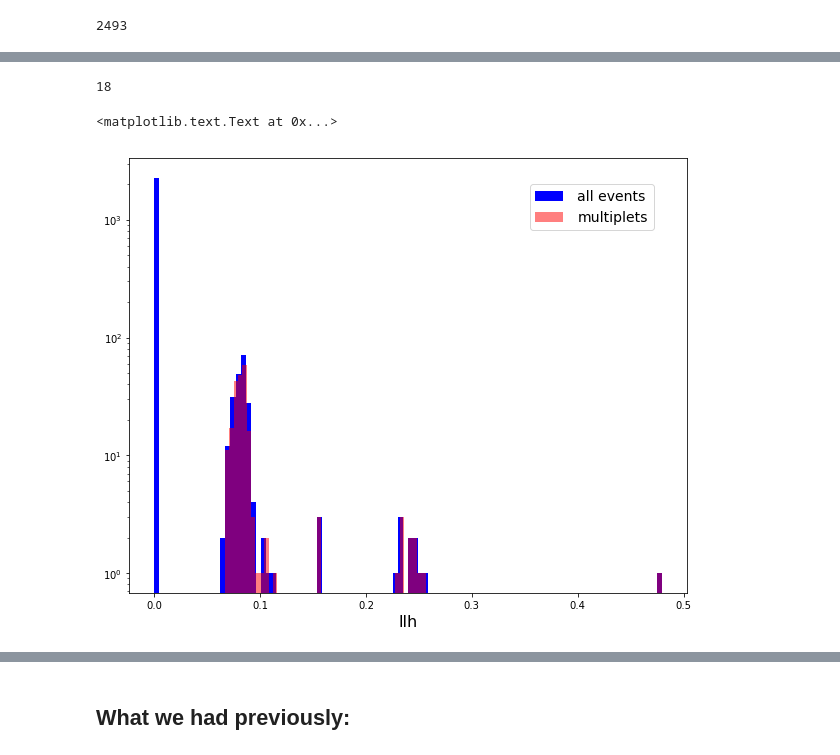
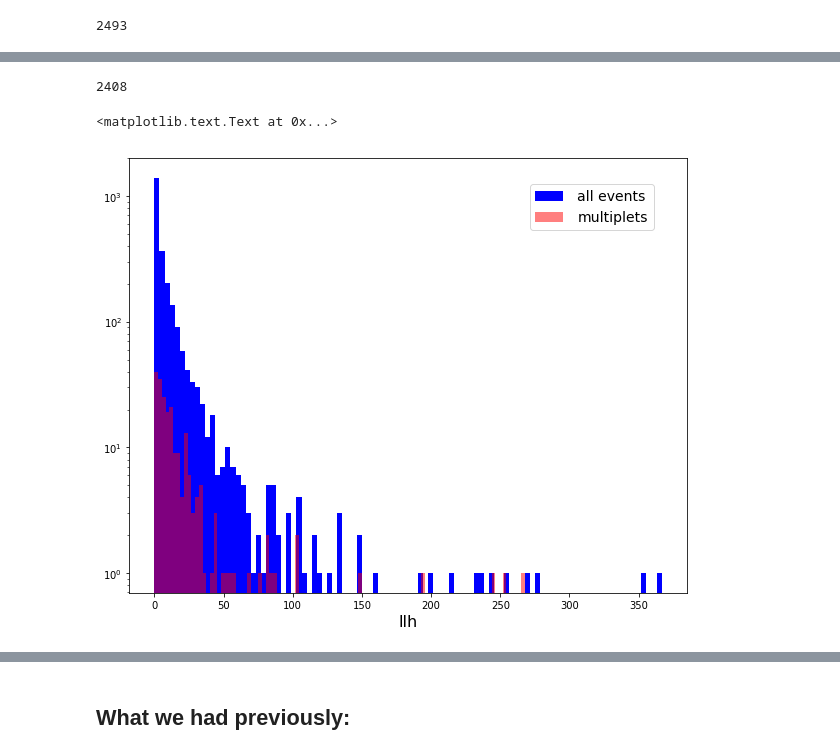
Before and after one commit to hayalaso/Analyses_AMON, a Jupyter notebook: HAWC_IC/multi_correlation_analysis.ipynb, the cells around one changed output, grey strips where cells are left out. Cells and saved outputs as stored; diff of their text form; code cells hidden in the pictures.

```diff
--- a/HAWC_IC/multi_correlation_analysis.ipynb
+++ b/HAWC_IC/multi_correlation_analysis.ipynb
@@ -183,6 +186,7 @@ dfic.head(5)
 # Define an initial log-likelihood for each event (dec and ra are coordinates of the source position)
 def loglh(dec1,ra1,dec,ra,sigma1):
     spc=spcang(ra1,ra,dec1,dec)*DEG2RAD
+    sigma1=sigma1*DEG2RAD
     return -spc**2/(2*sigma1**2)-1/2*np.log(2*np.pi*sigma1**2)
 
 # Find total log-likelihood considering multiplets: only spatial terms
@@ -203,6 +207,7 @@ def tloglh_time(dec,ra,events,T = 1e6):
         dec1 = nut[0]
         ra1 = nut[1]
         sigma1 = nut[2]
+
         # adding log-likelihood spatial terms
         val = val + loglh(dec1,ra1,dec,ra,sigma1)
     if len(events) > 2:
@@ -219,10 +224,11 @@ all_event_list=[]
 for h in dfh.itertuples():
     dfw=dfic[(pd.to_datetime(h.HTime_i)<=pd.to_datetime(dfic['ICtime']))&(pd.to_datetime(h.HTime_f)>=pd.to_datetime(dfic['ICtime']))]
     event_list=[]
-    event_list.append([h.HDec,h.HRA,h.HsigmaR])
+    sigma = stats.lognorm.rvs(0.463632912751, loc=0.0302994104141, scale=0.0741518054165, size=1, random_state=None)[0]#abs(random.normal(0.11,0.03)) #change HAWC sigmaR to be distributed around 0.1 for now
+    event_list.append([h.HDec,h.HRA,sigma])#h.HsigmaR])
     for ic in dfw.itertuples():
         spc=spcang(h.HRA,ic.ICRA,h.HDec,ic.ICDec)
         if spc<minspc:
             event_list.append([ic.ICDec,ic.ICRA,ic.ICsigmaR,pd.to_datetime(ic.ICtime)])
     all_event_list.append(event_list)
-print all_event_list
+#print all_event_list
@@ -353,28 +290,28 @@ likelihoods_time3 = [x for x in best_fit_val_time if x[2] > 0.1]
 # %%
 len(likelihoods_time3)
 # %% [output]
-18
+2408
 # %%
 # Plot the histogram of llh values
 
-_=plt.hist(likelihoods_time1,
+_=plt.hist(likelihoods,
          #cumulative=True,normed=1,histtype='step',
          log=True,
          color='b',
          lw=1.5,
          bins=100,
          label=r'all events')
-_=plt.hist(likelihoods_time2,
+_=plt.hist(likelihoods_2,
          #cumulative=True,normed=1,histtype='step',
          log=True,
          color='r',
          lw=1.5,
          bins=100,
          alpha=0.5,
          label=r'multiplets')
 l=legend(bbox_to_anchor=(0.94,0.94),loc=1,borderaxespad=0,numpoints=1,fancybox=True,
          handletextpad=1,handlelength=2,prop={'size':14})
 xlabel(r'llh',fontsize=16)
 # %% [output]
 <matplotlib.text.Text at 0x...>
-[figure, old version]
+[figure, new version]
```
Also changed, not shown: parts of 18 cells of this notebook.
